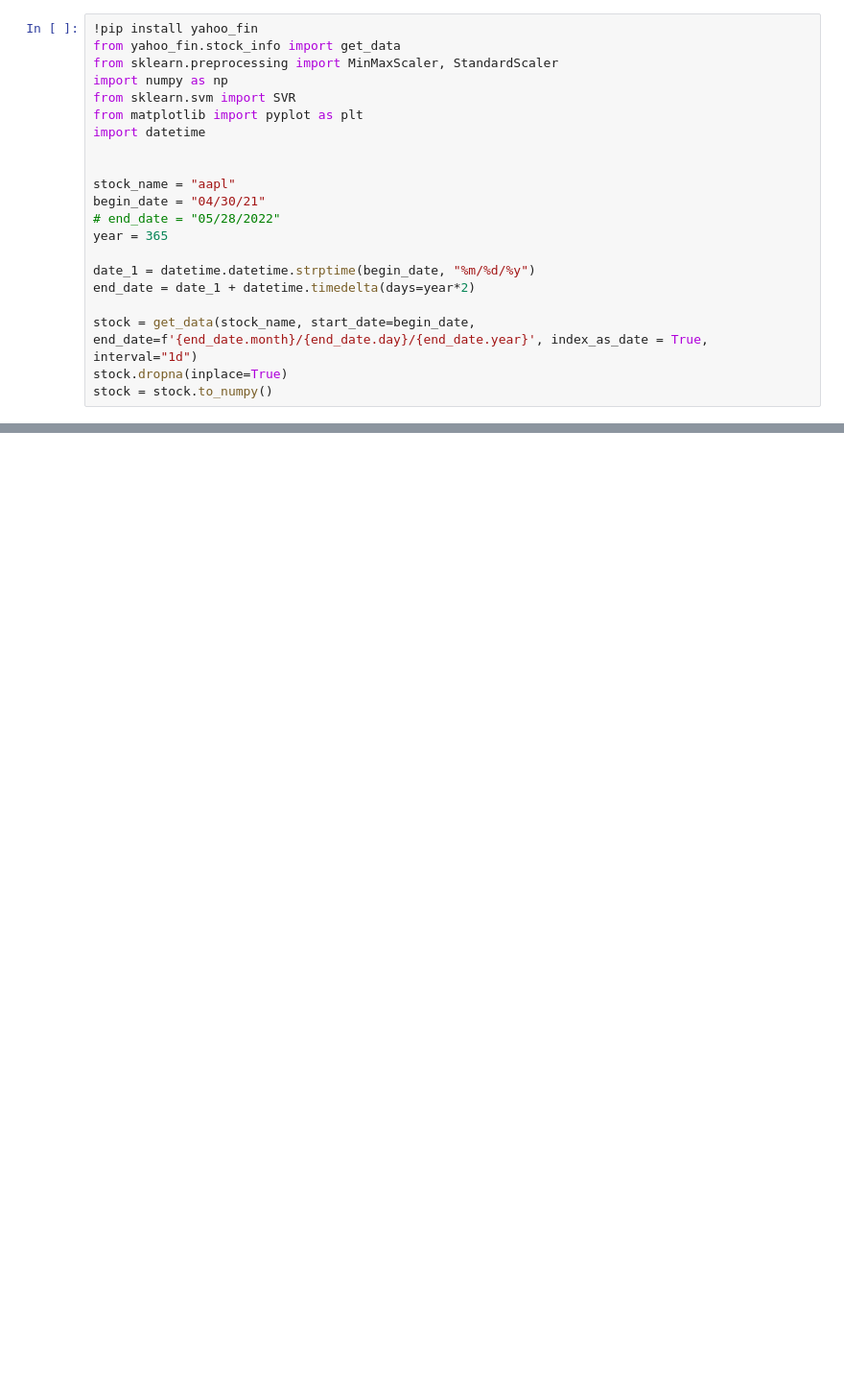
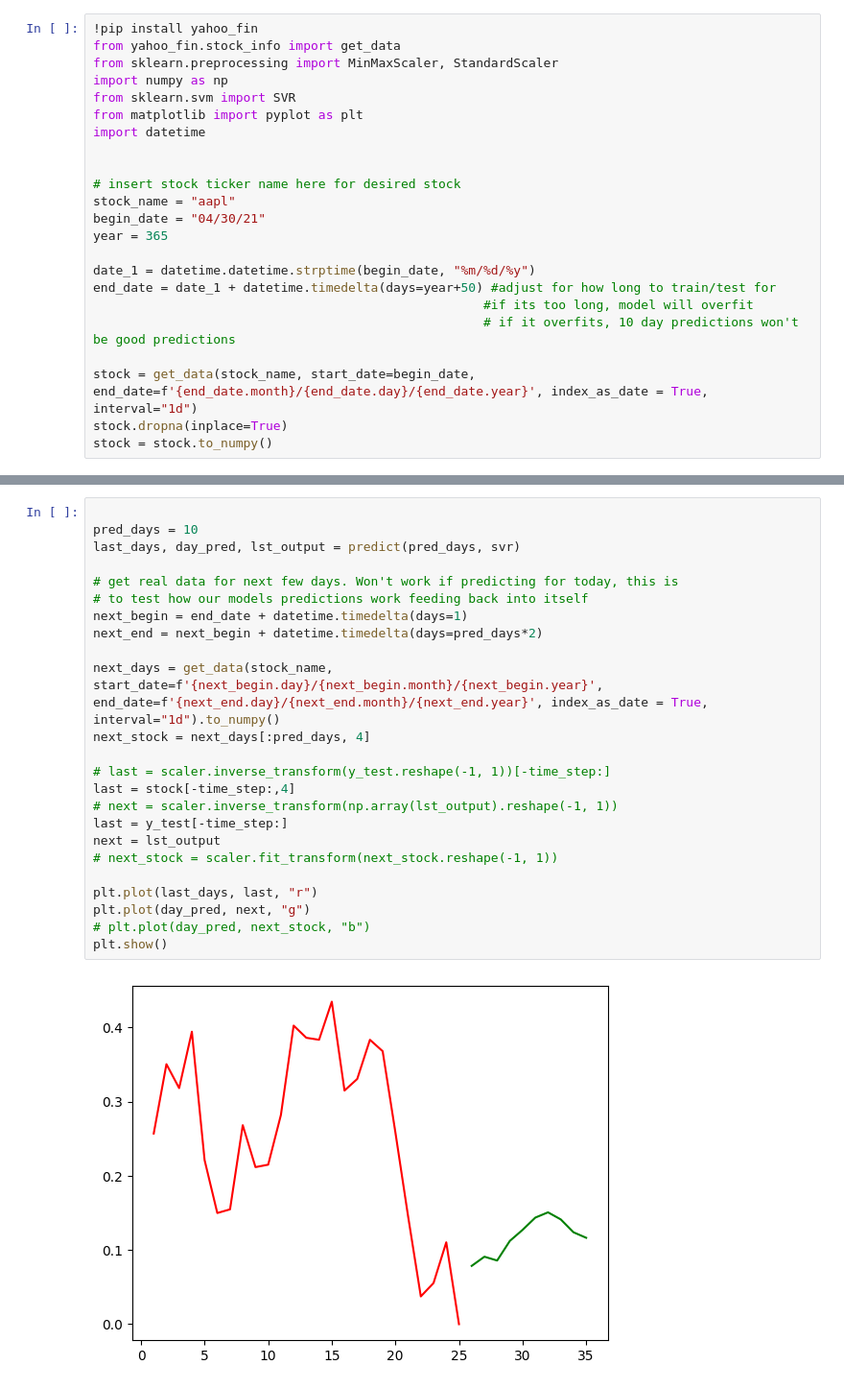
Before and after one commit to johnlangen/StockPredictionsWithML, a Jupyter notebook: finance.ipynb, the cells around one changed output, grey strips where cells are left out. Shown at 96% size. Cells and saved outputs as stored; diff of their text form; blank space fills up the shorter version.

```diff
--- a/finance.ipynb
+++ b/finance.ipynb
@@ -8,13 +8,15 @@ from matplotlib import pyplot as plt
 import datetime
 
 
+# insert stock ticker name here for desired stock
 stock_name = "aapl"
 begin_date = "04/30/21"
-# end_date = "05/28/2022"
 year = 365
 
 date_1 = datetime.datetime.strptime(begin_date, "%m/%d/%y")
-end_date = date_1 + datetime.timedelta(days=year*2)
+end_date = date_1 + datetime.timedelta(days=year+50) #adjust for how long to train/test for
+                                                    #if its too long, model will overfit
+                                                    # if it overfits, 10 day predictions won't be good predictions
 
 stock = get_data(stock_name, start_date=begin_date, end_date=f'{end_date.month}/{end_date.day}/{end_date.year}', index_as_date = True, interval="1d")
 stock.dropna(inplace=True)
@@ -113,3 +139,29 @@ def predict(pred_days, model):
   last_days=np.arange(1,time_step+1)
   day_pred=np.arange(time_step+1,time_step+pred_days+1)
   return last_days, day_pred, lst_output
+# %%
+
+pred_days = 10
+last_days, day_pred, lst_output = predict(pred_days, svr)
+
+# get real data for next few days. Won't work if predicting for today, this is
+# to test how our models predictions work feeding back into itself
+next_begin = end_date + datetime.timedelta(days=1)
+next_end = next_begin + datetime.timedelta(days=pred_days*2)
+
+next_days = get_data(stock_name, start_date=f'{next_begin.day}/{next_begin.month}/{next_begin.year}', end_date=f'{next_end.day}/{next_end.month}/{next_end.year}', index_as_date = True, interval="1d").to_numpy()
+next_stock = next_days[:pred_days, 4]
+
+# last = scaler.inverse_transform(y_test.reshape(-1, 1))[-time_step:]
+last = stock[-time_step:,4]
+# next = scaler.inverse_transform(np.array(lst_output).reshape(-1, 1))
+last = y_test[-time_step:]
+next = lst_output
+# next_stock = scaler.fit_transform(next_stock.reshape(-1, 1))
+
+plt.plot(last_days, last, "r")
+plt.plot(day_pred, next, "g")
+# plt.plot(day_pred, next_stock, "b")
+plt.show()
+# %% [output]
+[figure, added]
```
Also changed, not shown: parts of 14 cells of this notebook.
